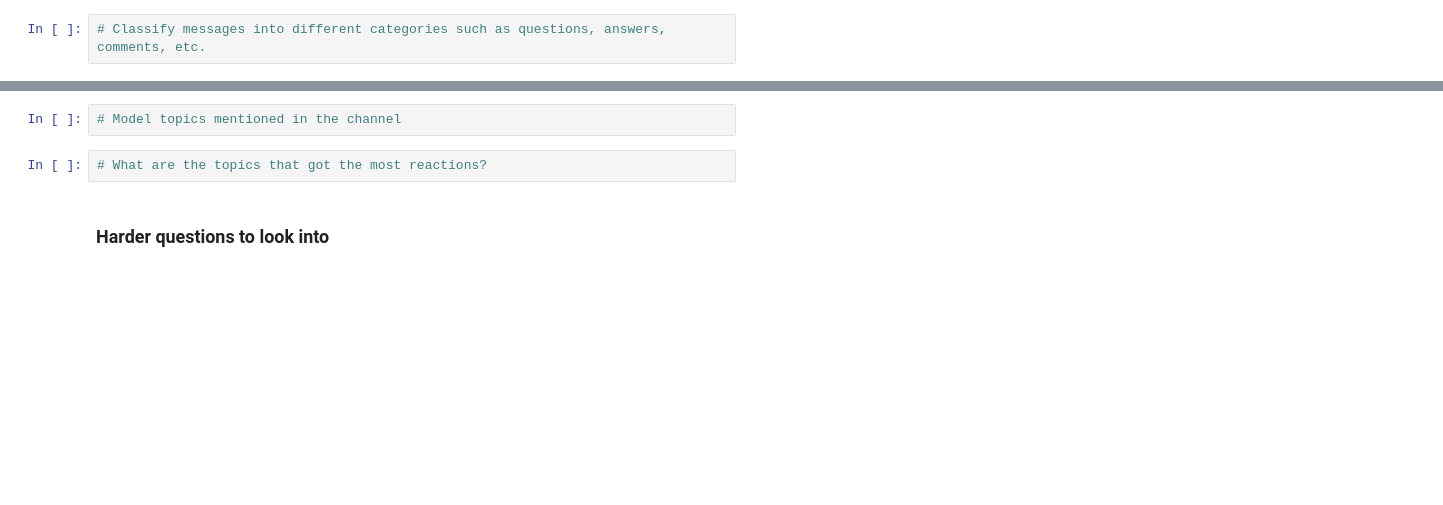
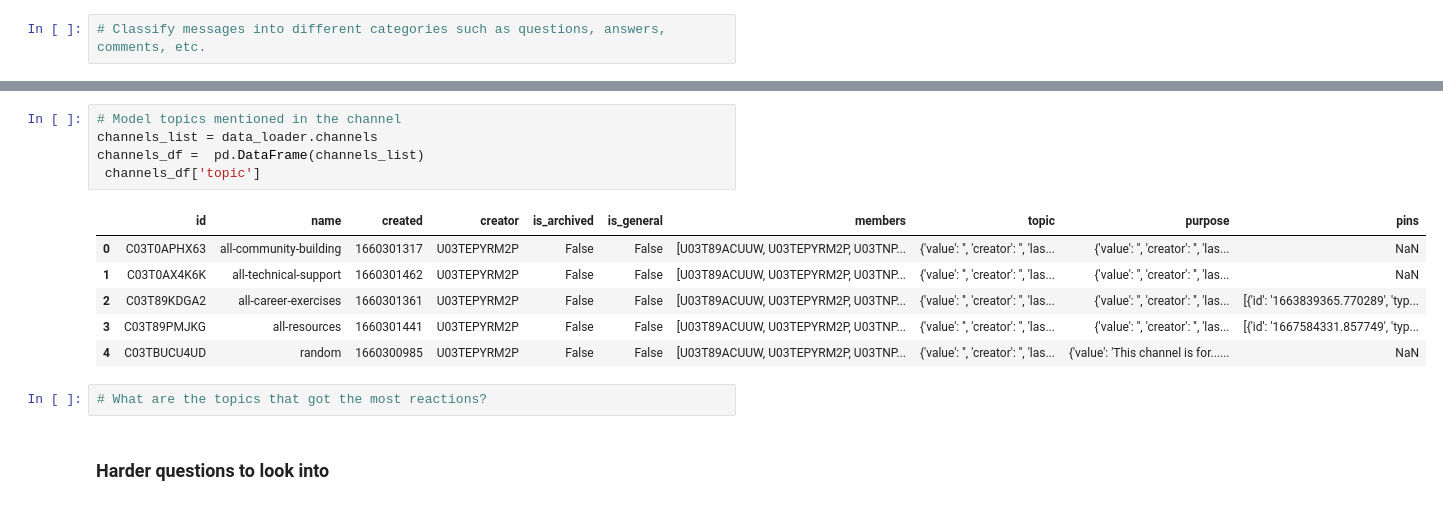
Before and after one commit to abdimussa87/week0_starter_network_analysis, a Jupyter notebook: notebooks/parse_slack_data.ipynb, the cells around one changed output, grey strips where cells are left out. Drawn from its saved outputs; the diff is of its cells as text; blank space fills up the shorter version.

```diff
--- a/notebooks/parse_slack_data.ipynb
+++ b/notebooks/parse_slack_data.ipynb
@@ -209,5 +254,15 @@ TypeError: can only concatenate str (not "int") to str
 # %%
 # Model topics mentioned in the channel
+channels_list = data_loader.channels
+channels_df =  pd.DataFrame(channels_list)
+ channels_df['topic']
+# %% [output]
+|  | id | name | created | creator | is_archived | is_general | members | topic | purpose | pins |
+| 0 | C03T0APHX63 | all-community-building | 1660301317 | U03TEPYRM2P | False | False | [U03T89ACUUW, U03TEPYRM2P, U03TNP... | {'value': '', 'creator': '', 'las... | {'value': '', 'creator': '', 'las... | NaN |
+| 1 | C03T0AX4K6K | all-technical-support | 1660301462 | U03TEPYRM2P | False | False | [U03T89ACUUW, U03TEPYRM2P, U03TNP... | {'value': '', 'creator': '', 'las... | {'value': '', 'creator': '', 'las... | NaN |
+| 2 | C03T89KDGA2 | all-career-exercises | 1660301361 | U03TEPYRM2P | False | False | [U03T89ACUUW, U03TEPYRM2P, U03TNP... | {'value': '', 'creator': '', 'las... | {'value': '', 'creator': '', 'las... | [{'id': '1663839365.770289', 'typ... |
+| 3 | C03T89PMJKG | all-resources | 1660301441 | U03TEPYRM2P | False | False | [U03T89ACUUW, U03TEPYRM2P, U03TNP... | {'value': '', 'creator': '', 'las... | {'value': '', 'creator': '', 'las... | [{'id': '1667584331.857749', 'typ... |
+| 4 | C03TBUCU4UD | random | 1660300985 | U03TEPYRM2P | False | False | [U03T89ACUUW, U03TEPYRM2P, U03TNP... | {'value': '', 'creator': '', 'las... | {'value': 'This channel is for...... | NaN |
 # %%
 # What are the topics that got the most reactions?
 # %% [markdown]
```
Also changed, not shown: parts of 6 cells of this notebook, 3 other files.
